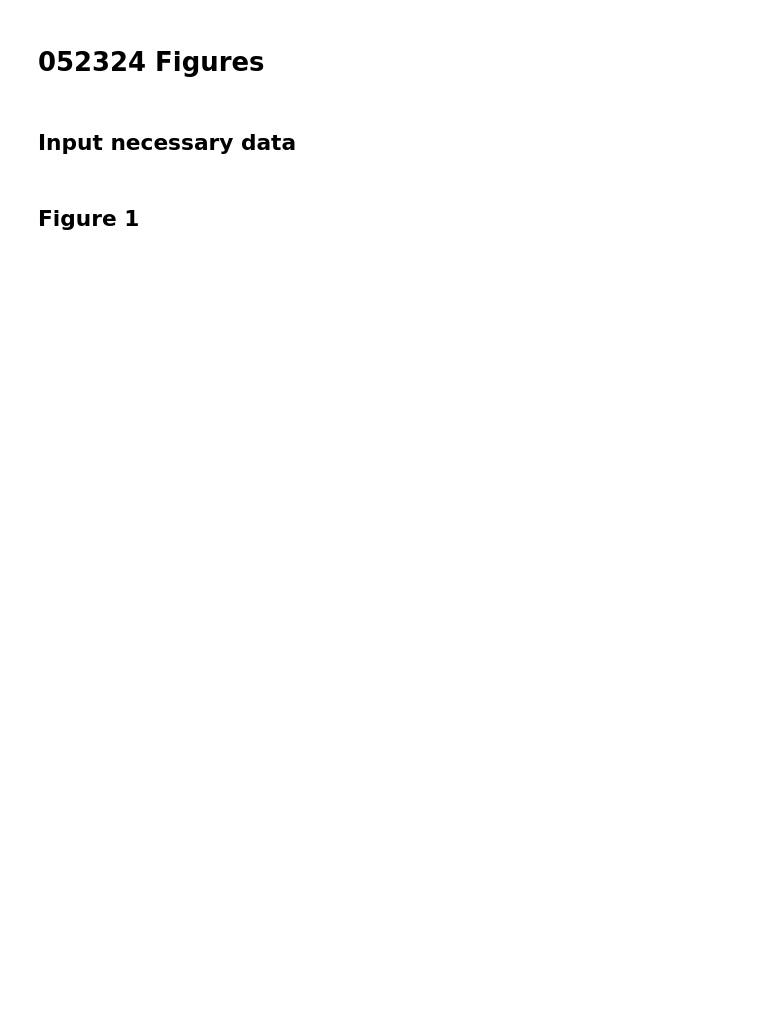
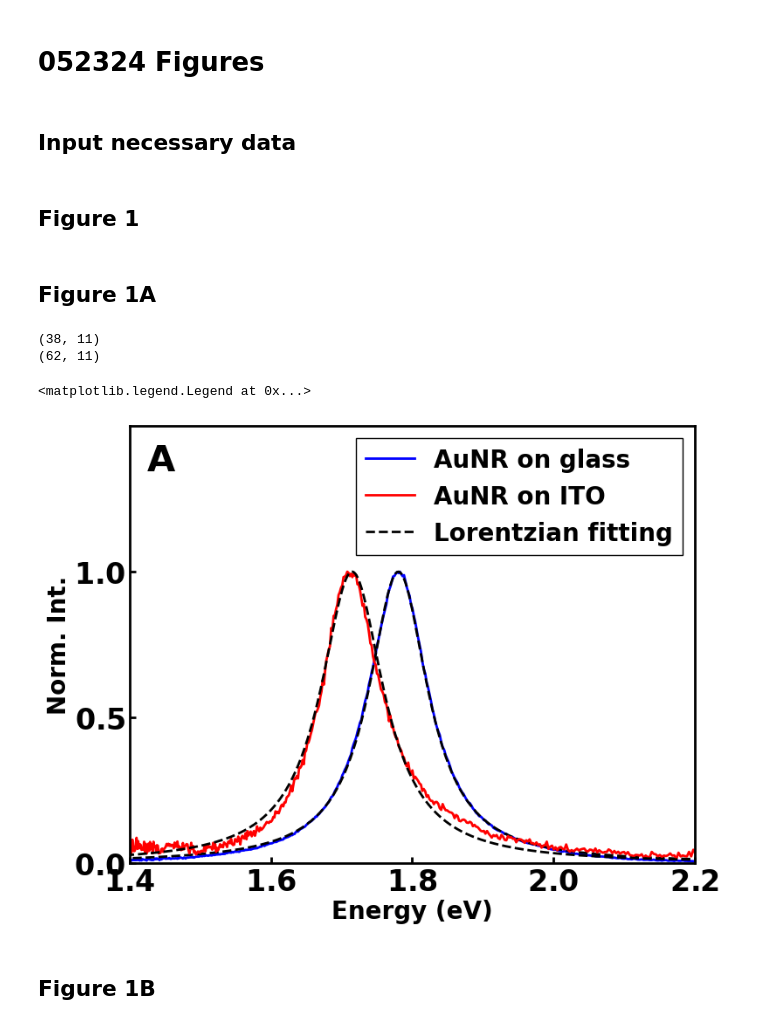
Before and after one commit to SWAN88/AuNR_DA, a Jupyter notebook: 051324_AuNR_DA_figures.ipynb, the cells around one changed output. Cells and saved outputs as stored; diff of their text form; code cells hidden in the pictures; blank space fills up the shorter version.

```diff
--- a/051324_AuNR_DA_figures.ipynb
+++ b/051324_AuNR_DA_figures.ipynb
@@ -73,3 +73,64 @@ yw_exp_ito = exp_ito_data['width']
 yl_exp_ito = exp_ito_data['length']
 # %% [markdown]
 ## Figure 1
+# %% [markdown]
+## Figure 1A
+# %%
+# 052223 AuNR os glass relative P8 absolute P7
+p_data = Path("C:/Users/katsuya2/OneDrive - University of Illinois - Urbana/Documents/Python Scripts/projects/AuNR_DA/datasets")
+
+fig1_glass_data = pd.read_csv(Path(p_data, '052223_Zhenyang_exp_glass.csv'))
+fig1_glass_data['exp_ene'] = [ast.literal_eval(df) for df in fig1_glass_data['exp_ene']]
+fig1_glass_data['exp_dfs'] = [ast.literal_eval(df) for df in fig1_glass_data['exp_dfs']]
+fig1_glass_data['fitting'] = [ast.literal_eval(df) for df in fig1_glass_data['fitting']]
+print(fig1_glass_data.shape)
+
+# 091123 AuNR on ITO relative P5 absolute P4
+
+fig1_ito_data = pd.read_csv(Path(p_data, '091123_Zhenyang_exp_ito.csv'))
+fig1_ito_data['exp_ene'] = [ast.literal_eval(df) for df in fig1_ito_data['exp_ene']]
+fig1_ito_data['exp_dfs'] = [ast.literal_eval(df) for df in fig1_ito_data['exp_dfs']]
+fig1_ito_data['fitting'] = [ast.literal_eval(df) for df in fig1_ito_data['fitting']]
+print(fig1_ito_data.shape)
+# %% [output]
+(38, 11)
+(62, 11)
+# %%
+fig, ax = plt.subplots()
+
+# AuNR on glass
+part_num = 7
+
+max_int_glass, eres_glass, linewidth_glass = Lorentzian.lorentzian(fig1_glass_data['exp_ene'][part_num-1], fig1_glass_data['exp_dfs'][part_num-1])
+fitting_exp_glass = Lorentzian.func(fig1_glass_data['exp_ene'][part_num-1], max_int_glass, eres_glass, linewidth_glass)
+
+ax.plot(fig1_glass_data['exp_ene'][part_num-1], [i/max(fig1_glass_data['exp_dfs'][part_num-1]) for i in fig1_glass_data['exp_dfs'][part_num-1]], c='b', lw=2, label='AuNR on glass')
+ax.plot(fig1_glass_data['exp_ene'][part_num-1], [i/max(fitting_exp_glass) for i in fitting_exp_glass], c='k', lw=2, ls='--')
+
+# AuNR on ITO
+part_num = 3
+max_int_ito, eres_ito, linewidth_ito = Lorentzian.lorentzian(fig1_ito_data['exp_ene'][part_num-1], fig1_ito_data['exp_dfs'][part_num-1])
+fitting_exp_ito = Lorentzian.func(fig1_ito_data['exp_ene'][part_num-1], max_int_ito, eres_ito, linewidth_ito)
+
+ax.plot(fig1_ito_data['exp_ene'][part_num-1], [i/max(fig1_ito_data['exp_dfs'][part_num-1]) for i in fig1_ito_data['exp_dfs'][part_num-1]], c='r', lw=2, label='AuNR on ITO')
+ax.plot(fig1_ito_data['exp_ene'][part_num-1], [i/max(fitting_exp_ito) for i in fitting_exp_ito], c='k', lw=2, ls='--', label='Lorentzian fitting')
+
+ax.set_xticks([1.4, 1.6, 1.8, 2.0, 2.2])
+ax.set_yticks([0.0, 0.5, 1.0])
+ax.set_xlabel('Energy (eV)')
+ax.set_ylabel('Norm. Int.')
+ax.set_xlim(1.4, 2.2)
+ax.set_ylim(0, 1.5)
+
+ax.text(0.03, 0.96, 'A', ha='left', va='top', transform=ax.transAxes, fontsize=30)
+
+# plt.text(1.22, 0.75, f"R$^2$: {round(R2, 5)}", fontsize=20)
+# print(f'R2: {round(R2, 5)}')
+plt.legend(fontsize=20)
+
+# plt.savefig("ITO_Figure1A.svg", format="svg", dpi=300)
+# %% [output]
+<matplotlib.legend.Legend at 0x...>
+[figure, added]
+# %% [markdown]
+## Figure 1B
```
Also changed, not shown: parts of 3 cells of this notebook, 4 other files.
